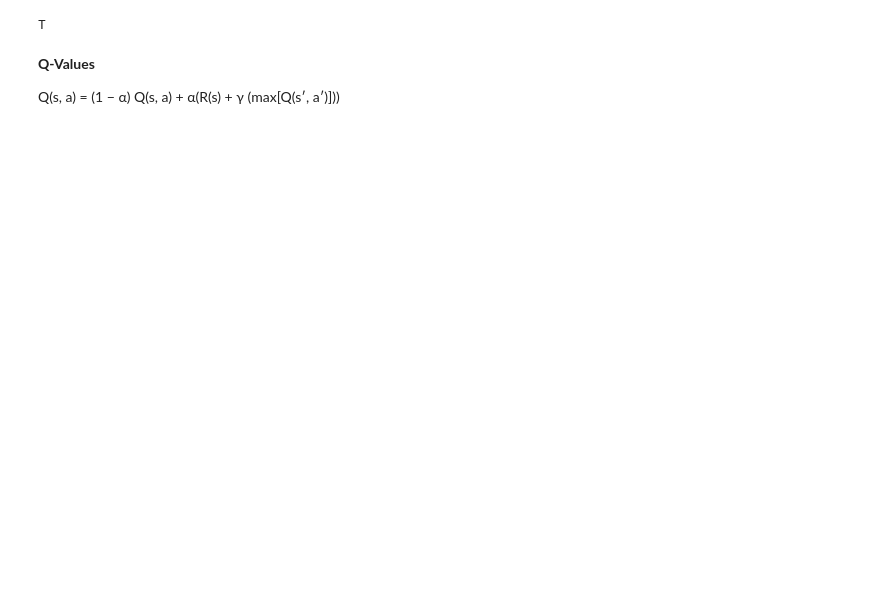
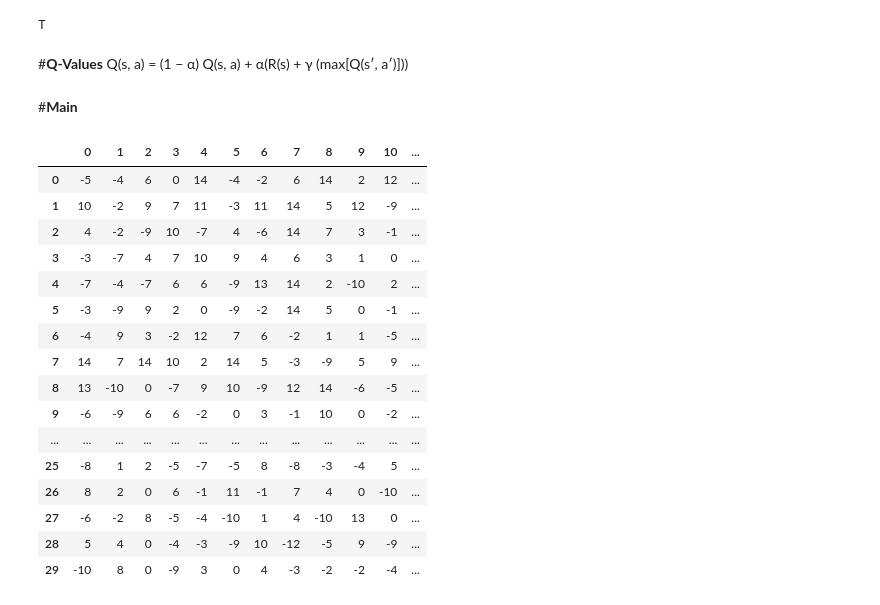
Before and after one commit to Arminsbss/Reinforcement-learning-N-N-grid, a Jupyter notebook: reinforcement_learning_n_n_grid.ipynb, the cells around one changed output. Cells and saved outputs as stored; diff of their text form; code cells hidden in the pictures; blank space fills up the shorter version.

```diff
--- a/reinforcement_learning_n_n_grid.ipynb
+++ b/reinforcement_learning_n_n_grid.ipynb
@@ -47,6 +47,5 @@ else:
 # %% [output]
 T
 # %% [markdown]
-**Q-Values**
-
+#**Q-Values**
 Q(s, a) = (1 − α) Q(s, a) + α(R(s) + γ (max[Q(s′, a′)]))
@@ -52,0 +55,2 @@ Q(s, a) = (1 − α) Q(s, a) + α(R(s) + γ (max[Q(s′, a′)]))
+# %% [markdown]
+#**Main**
@@ -52,0 +59,36 @@ Q(s, a) = (1 − α) Q(s, a) + α(R(s) + γ (max[Q(s′, a′)]))
+# %%
+import pandas as pd
+
+# Create a DataFrame from the 2D array
+df = pd.DataFrame(Grid)
+
+# Define a function to highlight the cell containing the number 7
+def highlight_seven(cell):
+    if cell == 7:
+        return 'background-color: yellow'
+    else:
+        return ''
+
+# Apply the function to the DataFrame
+df = df.style.applymap(highlight_seven)
+
+# Display the DataFrame
+df
+# %% [output]
+|  | 0 | 1 | 2 | 3 | 4 | 5 | 6 | 7 | 8 | 9 | 10 | ... |
+| 0 | -5 | -4 | 6 | 0 | 14 | -4 | -2 | 6 | 14 | 2 | 12 | ... |
+| 1 | 10 | -2 | 9 | 7 | 11 | -3 | 11 | 14 | 5 | 12 | -9 | ... |
+| 2 | 4 | -2 | -9 | 10 | -7 | 4 | -6 | 14 | 7 | 3 | -1 | ... |
+| 3 | -3 | -7 | 4 | 7 | 10 | 9 | 4 | 6 | 3 | 1 | 0 | ... |
+| 4 | -7 | -4 | -7 | 6 | 6 | -9 | 13 | 14 | 2 | -10 | 2 | ... |
+| 5 | -3 | -9 | 9 | 2 | 0 | -9 | -2 | 14 | 5 | 0 | -1 | ... |
+| 6 | -4 | 9 | 3 | -2 | 12 | 7 | 6 | -2 | 1 | 1 | -5 | ... |
+| 7 | 14 | 7 | 14 | 10 | 2 | 14 | 5 | -3 | -9 | 5 | 9 | ... |
+| 8 | 13 | -10 | 0 | -7 | 9 | 10 | -9 | 12 | 14 | -6 | -5 | ... |
+| 9 | -6 | -9 | 6 | 6 | -2 | 0 | 3 | -1 | 10 | 0 | -2 | ... |
+| ... | ... | ... | ... | ... | ... | ... | ... | ... | ... | ... | ... | ... |
+| 25 | -8 | 1 | 2 | -5 | -7 | -5 | 8 | -8 | -3 | -4 | 5 | ... |
+| 26 | 8 | 2 | 0 | 6 | -1 | 11 | -1 | 7 | 4 | 0 | -10 | ... |
+| 27 | -6 | -2 | 8 | -5 | -4 | -10 | 1 | 4 | -10 | 13 | 0 | ... |
+| 28 | 5 | 4 | 0 | -4 | -3 | -9 | 10 | -12 | -5 | 9 | -9 | ... |
+| 29 | -10 | 8 | 0 | -9 | 3 | 0 | 4 | -3 | -2 | -2 | -4 | ... |
```
Also changed, not shown: parts of 7 cells of this notebook.
